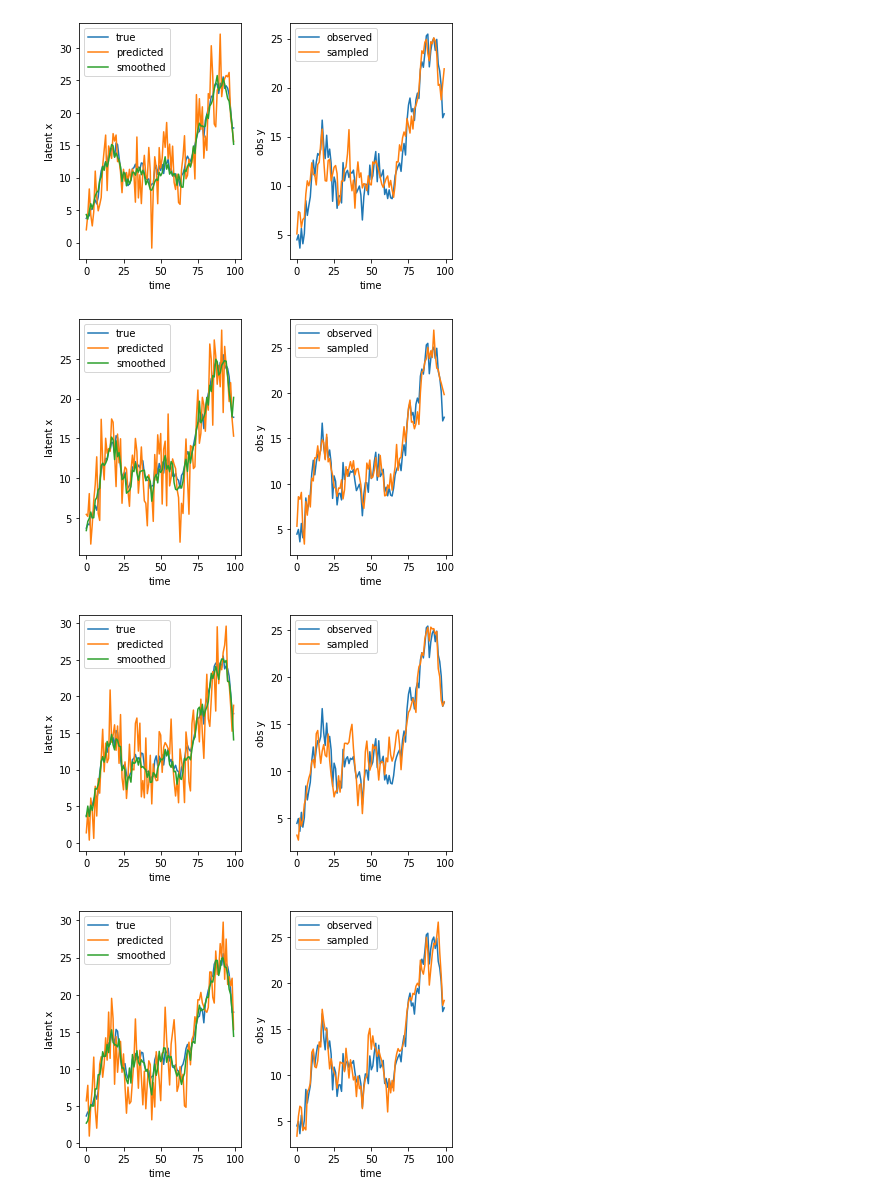
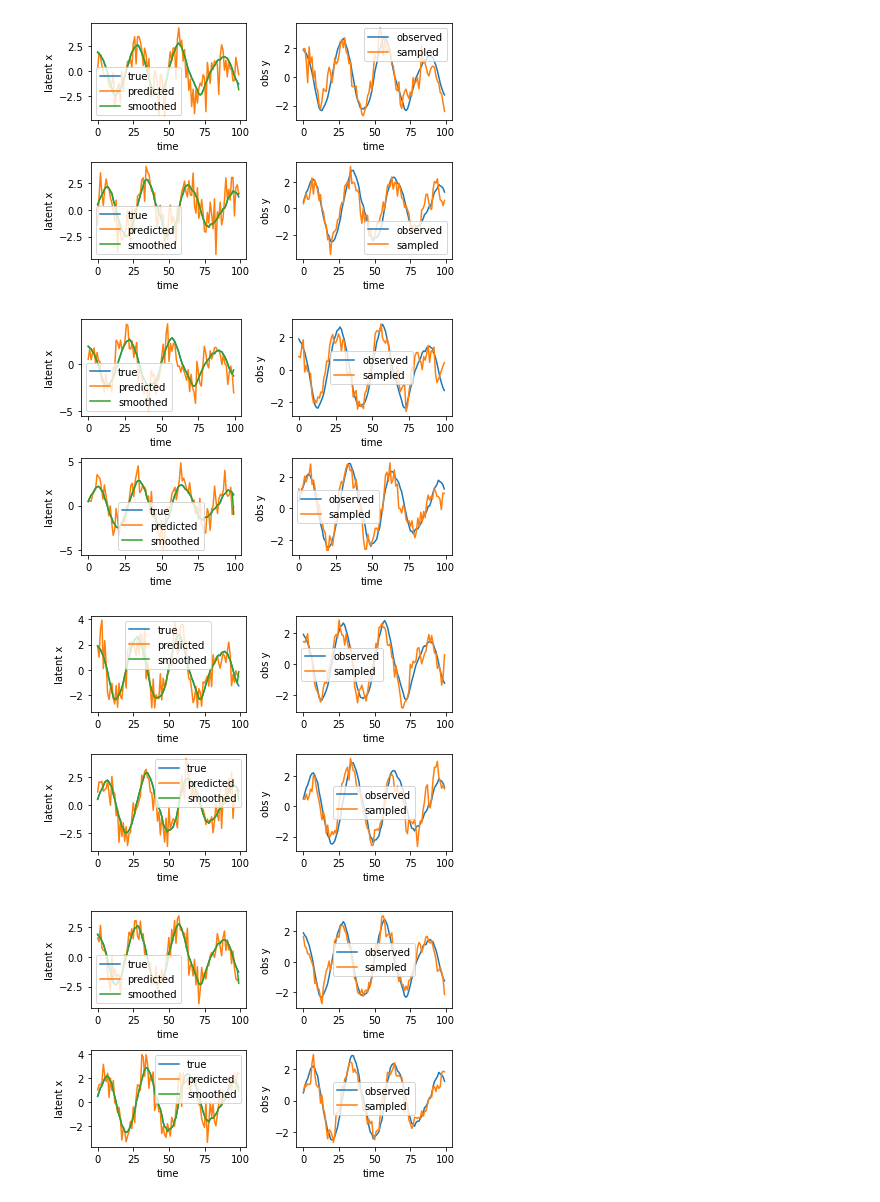
Before and after one commit to JohanvandenHeuvel/LDS, a Jupyter notebook: main.ipynb, the cells around one changed output. Cells and saved outputs as stored; diff of their text form; code cells hidden in the pictures.

Commit message:
changed data example

```diff
--- a/main.ipynb
+++ b/main.ipynb
@@ -39,9 +23,27 @@ R = torch.diag(torch.ones(1))
+# %%
+# size parameters
+N = 2
+T = 900
+
+A = 0.999 * rot(torch.tensor(2 * torch.pi / 30))
+Q = 0.1 * torch.eye(N)
+C = torch.eye(N)
+R = 0.0001 * torch.eye(N)
+
+latents, obs = generate_data(A, Q, C, R, 100)
+
+obs = obs.unsqueeze(1)
+
+niw_prior, mniw_prior = initialize_global_lds_parameters(N)
+niw_param, mniw_param = initialize_global_lds_parameters(N)
+
+mniw_prior, mniw_param = list(mniw_prior), list(mniw_param)
 # %%
 # optimize prior
 n_iter = 1000
 for i in range(n_iter):
     # J11, J12, J22 = info_pair_params(A, Q)
-    J11, J12, J22, _ = MatrixNormalInverseWishart(mniw_param).expected_stats()
+    J22, J12, J11, _ = MatrixNormalInverseWishart(mniw_param).expected_stats()
     J11 *= -2
     J12 *= -1
     J22 *= -2
@@ -65,29 +67,30 @@ for i in range(n_iter):
 
     # plot
     if i % max((n_iter // 10), 1) == 0 or i == 0:
-        fig, ax = plt.subplots(1, 2)
+        fig, ax = plt.subplots(N, 2)
 
-        ax1 = ax[0]
-        ax1.plot(latents.detach().numpy(), label="true")
-        ax1.plot(forward_samples, label="predicted")
-        ax1.plot(backward_samples, label="smoothed")
-        ax1.legend()
-        ax1.set_xlabel("time")
-        ax1.set_ylabel("latent x")
+        for n in range(N):
+            ax1 = ax[n, 0]
+            ax1.plot(latents.detach().numpy()[:, n], label="true")
+            ax1.plot(forward_samples[:, n], label="predicted")
+            ax1.plot(backward_samples[:, n], label="smoothed")
+            ax1.legend()
+            ax1.set_xlabel("time")
+            ax1.set_ylabel("latent x")
 
-        ax2 = ax[1]
-        ax2.plot(obs.detach().numpy(), label="observed")
-        ax2.plot(samples, label="sampled")
-        ax2.legend()
-        ax2.set_xlabel("time")
-        ax2.set_ylabel("obs y")
+            ax2 = ax[n, 1]
+            ax2.plot(obs.squeeze().detach().numpy()[:, n], label="observed")
+            ax2.plot(samples.squeeze().detach().numpy()[:, n], label="sampled")
+            ax2.legend()
+            ax2.set_xlabel("time")
+            ax2.set_ylabel("obs y")
 
         plt.tight_layout()
         plt.show()
 
     # update global param
     nat_grad_init = natural_gradient(
-        E_init_stats, niw_param, niw_prior, len(obs), 1
+        pack_dense(*E_init_stats), niw_param, niw_prior, len(obs), 1
     )
     niw_param = gradient_descent(
         niw_param, torch.stack(nat_grad_init), step_size=1e-1
@@ -103,4 +106,4 @@ for i in range(n_iter):
-[figure, old version]
+[figure, new version]
-[figure, old version]
+[figure, new version]
-[figure, old version]
+[figure, new version]
-[figure, old version]
+[figure, new version]
```
Also changed, not shown: parts of 3 cells of this notebook, 3 other files.
